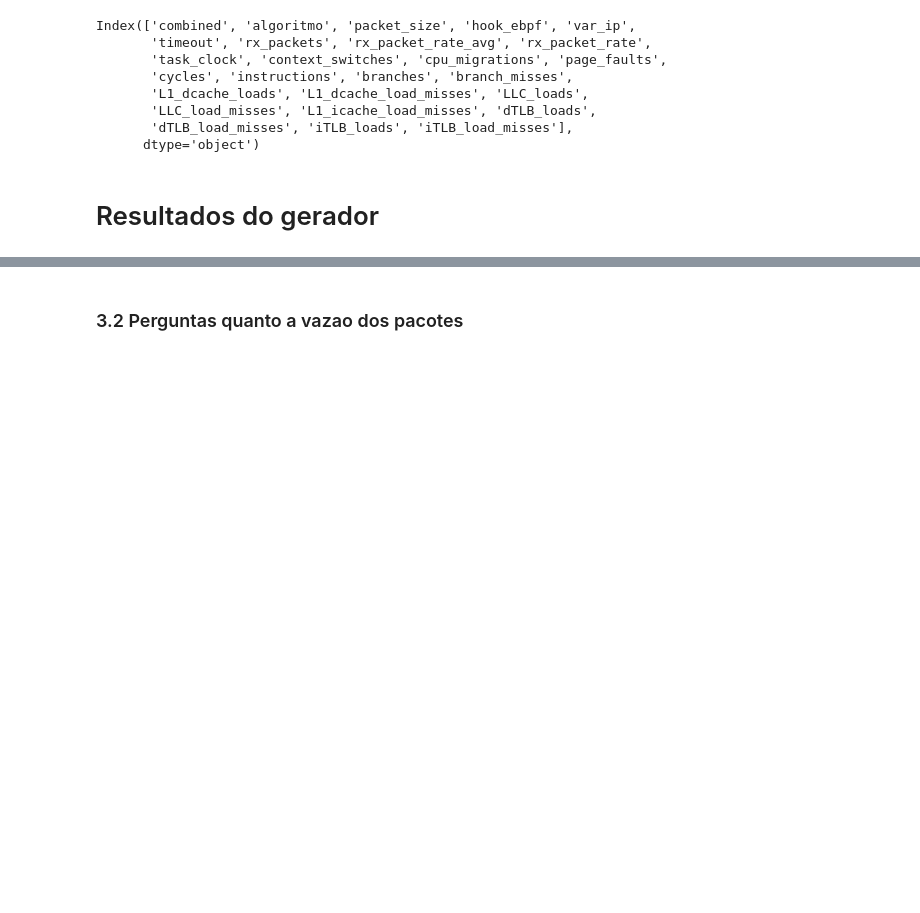
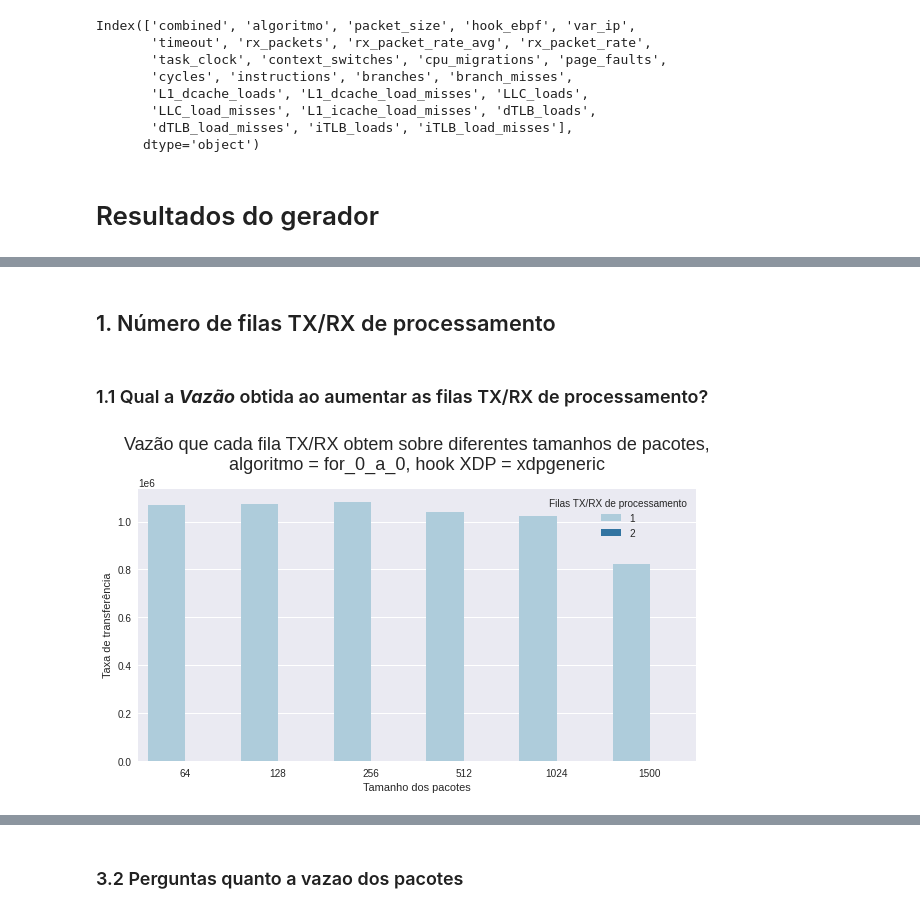
Before and after one commit to igor-capeletti/tcc_eBPF_XDP, a Jupyter notebook: scripts/python/gera_graficos_resultados.ipynb, the cells around one changed output, grey strips where cells are left out. Saved outputs shown, nothing was run; the diff lists cells and outputs as text; code cells hidden in the pictures; blank space fills up the shorter version.

Commit message:
funcionando a visualização dos gráficos para vazão da filas TX/RX

```diff
--- a/scripts/python/gera_graficos_resultados.ipynb
+++ b/scripts/python/gera_graficos_resultados.ipynb
@@ -193,0 +51,27 @@ save_image.savefig(f'{raiz}/pergunta1_combined{it_combined}_hook_{it_hook_ebpf}.
+# %% [markdown]
+## 1. Número de filas TX/RX de processamento
+# %% [markdown]
+### 1.1 Qual a ***Vazão*** obtida ao aumentar as filas TX/RX de processamento?
+# %%
+algoritmo= 'for_0_a_0'
+hook_ebpf= 'xdpgeneric'
+
+eixo_x= 'packet_size'
+eixo_y= 'rx_packet_rate'
+hue= 'combined'
+
+plt.rc('figure', figsize=(10, 5))
+df_pergunta1= df[df.algoritmo == algoritmo]
+df_pergunta1= df_pergunta1[df_pergunta1.hook_ebpf == hook_ebpf]
+df_pergunta1= df_pergunta1.sort_values(by=[hue,eixo_x], ascending=True)
+df_pergunta1= df_pergunta1[[eixo_x, eixo_y, hue]]
+
+ax = sns.barplot(y=eixo_y, x=eixo_x, hue=hue, data=df_pergunta1, palette='Paired');
+ax.set_title(f'Vazão que cada fila TX/RX obtem sobre diferentes tamanhos de pacotes,\nalgoritmo = {algoritmo}, hook XDP = {hook_ebpf}', fontsize=18, pad=20);
+ax.set_ylabel('Taxa de transferência')
+ax.set_xlabel("Tamanho dos pacotes")
+ax.legend(title = 'Filas TX/RX de processamento')
+save_image= ax.get_figure()
+save_image.savefig(f'{raiz}/barra_dif_combined_para_dif_packet_size@algoritmo_{algoritmo}_hook_ebpf_{hook_ebpf}{format_imagens}')
+# %% [output]
+[figure, added]
```
Also changed, not shown: parts of 36 cells of this notebook.
